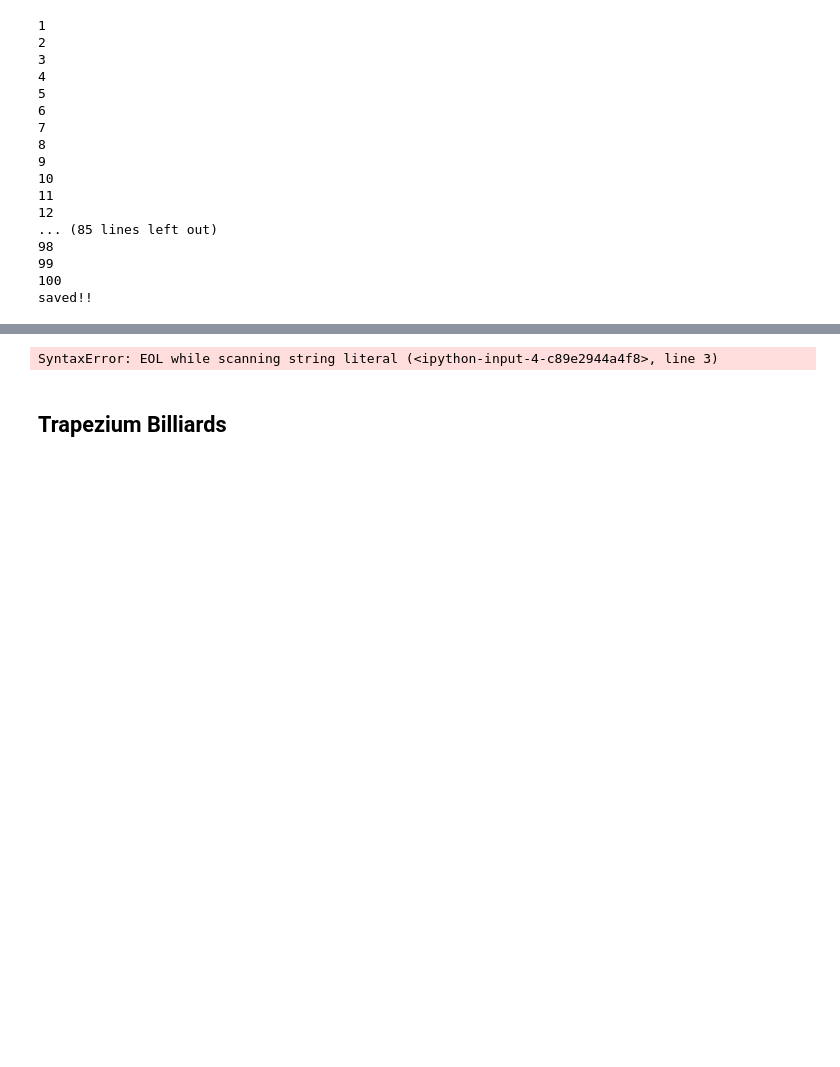
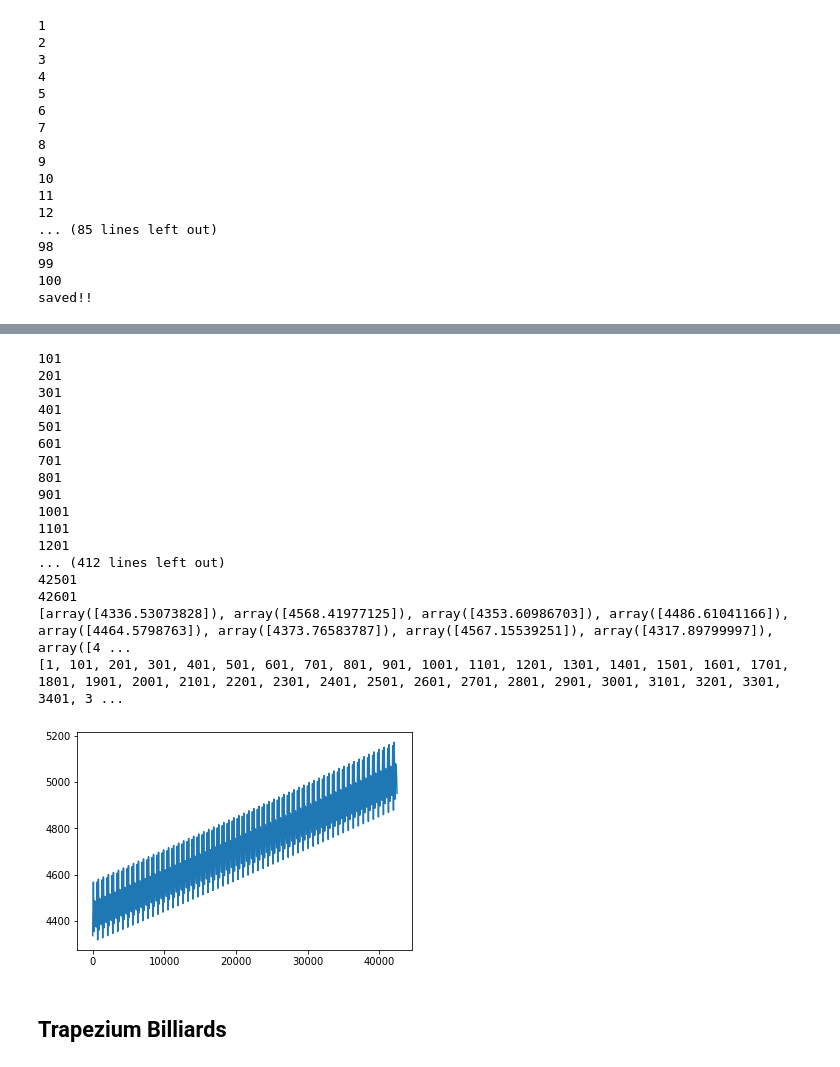
Before and after one commit to nirnayroy/2d-billiards, a Jupyter notebook: Copy_of_2d_billiards.ipynb, the cells around one changed output, grey strips where cells are left out. Saved outputs shown, nothing was run; the diff lists cells and outputs as text; code cells hidden in the pictures; blank space fills up the shorter version.

Commit message:
Update Copy_of_2d_billiards.ipynb
graph for stadium

```diff
--- a/Copy_of_2d_billiards.ipynb
+++ b/Copy_of_2d_billiards.ipynb
@@ -703,48 +737,51 @@ saved!!
 # %%
 def load_and_plot(time_step=1):
-
-    dbfile = open('stadium_100'', 'rb')
-    systems = pickle.load(dbfile)
-
     t = 1
-
-    tfs = []
-    for i in systems:
-        last_state = i[len(i)-1]
-        #print(last_state)
-        (x, y, u, v, tm) = last_state
-        tfs.append(tm)
-
-    tf = min(tfs)
-
-    #print(tf)
     vels = []
     ts = []
     while t<tf:
         v = 0
         for i in systems:
             for n, j in enumerate(i[0:(len(i)-1)]):
+                #print(i,j)
                 (x1, y1, u1, v1, t1) = j
                 (x2, y2, u2, v2, t2) = i[n+1]
-                if t<t2 and t>t1:
-                    v += ((v1)**2)
+                if t<=t2 and t>=t1:
+                    v += ((u1)**2+(v1)**2)
                     break
         vels.append(v)
         ts.append(t)
         t += time_step
-        #print(t)
+        print(t)
         #print(v)
     print(vels)
     print(ts)
 
     plt.plot(ts, vels)
     plt.show()
 
 
 
 load_and_plot(time_step=100)
 # %% [output]
-SyntaxError: EOL while scanning string literal (<ipython-input-4-c89e2944a4f8>, line 3)
+101
+201
+301
+401
+501
+601
+701
+801
+901
+1001
+1101
+1201
+... (412 lines left out)
+42501
+42601
+[array([4336.53073828]), array([4568.41977125]), array([4353.60986703]), array([4486.61041166]), array([4464.5798763]), array([4373.76583787]), array([4567.15539251]), array([4317.89799997]), array([4 ...
+[1, 101, 201, 301, 401, 501, 601, 701, 801, 901, 1001, 1101, 1201, 1301, 1401, 1501, 1601, 1701, 1801, 1901, 2001, 2101, 2201, 2301, 2401, 2501, 2601, 2701, 2801, 2901, 3001, 3101, 3201, 3301, 3401, 3 ...
+[figure, added]
 # %% [markdown]
 ## Trapezium Billiards
 # %%
```
Also changed, not shown: parts of 2 cells of this notebook.
